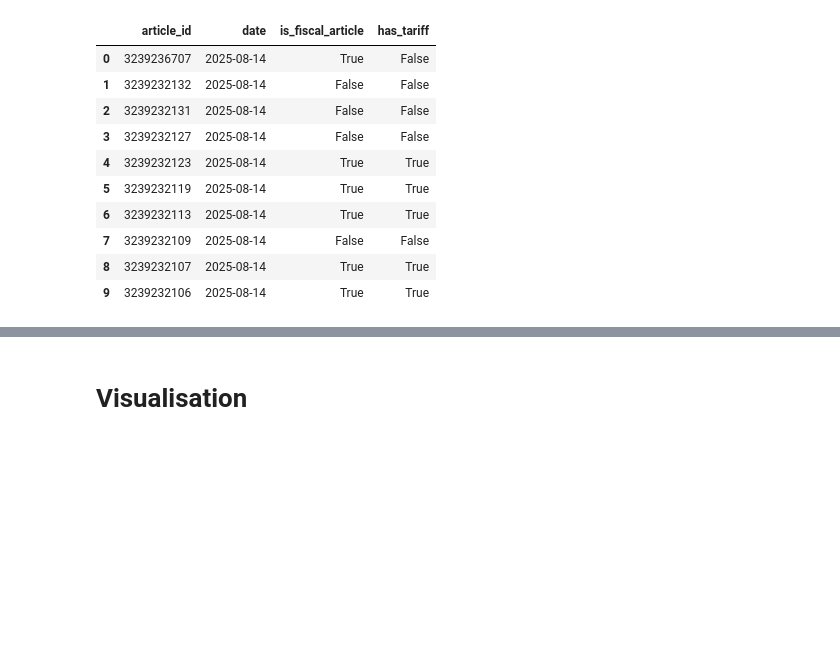
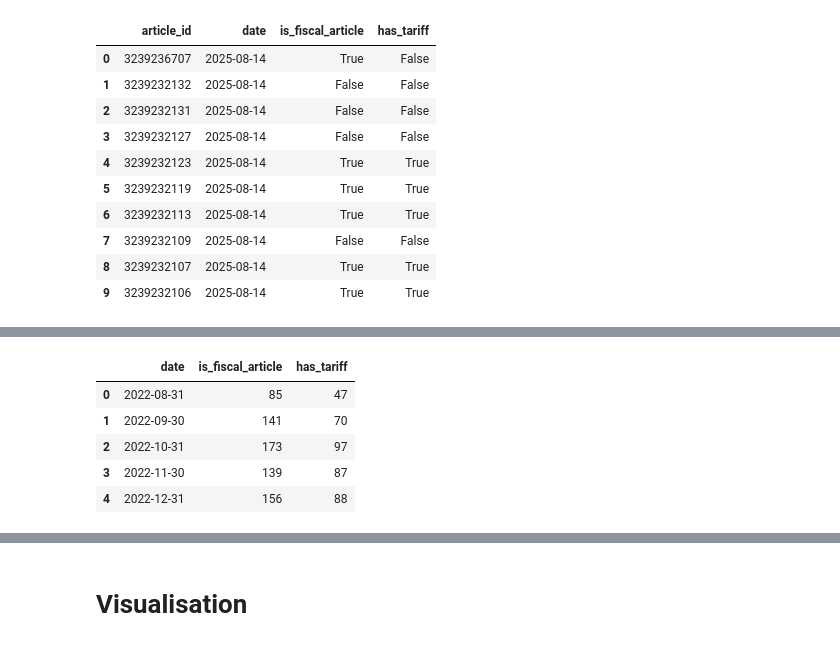
Before and after one commit to nguyenhaitran/Fiscal-Trade-Policy-Intelligence, a Jupyter notebook: fiscal_policy_index/pdf_extraction.ipynb, the cells around one changed output, grey strips where cells are left out. Drawn from its saved outputs; the diff is of its cells as text; code cells hidden in the pictures; blank space fills up the shorter version.

```diff
--- a/fiscal_policy_index/pdf_extraction.ipynb
+++ b/fiscal_policy_index/pdf_extraction.ipynb
@@ -386,0 +382,11 @@ wsj_df.head(10)
+# %%
+# Number of fiscal and tariff articles by the end of each months
+fiscal_tariff_counts=wsj_df.groupby(pd.Grouper(key='date', axis=0, freq='ME')).sum().reset_index()[['date', 'is_fiscal_article', 'has_tariff']]
+fiscal_tariff_counts.head()
+# %% [output]
+|  | date | is_fiscal_article | has_tariff |
+| 0 | 2022-08-31 | 85 | 47 |
+| 1 | 2022-09-30 | 141 | 70 |
+| 2 | 2022-10-31 | 173 | 97 |
+| 3 | 2022-11-30 | 139 | 87 |
+| 4 | 2022-12-31 | 156 | 88 |
```
Also changed, not shown: parts of 20 cells of this notebook.
